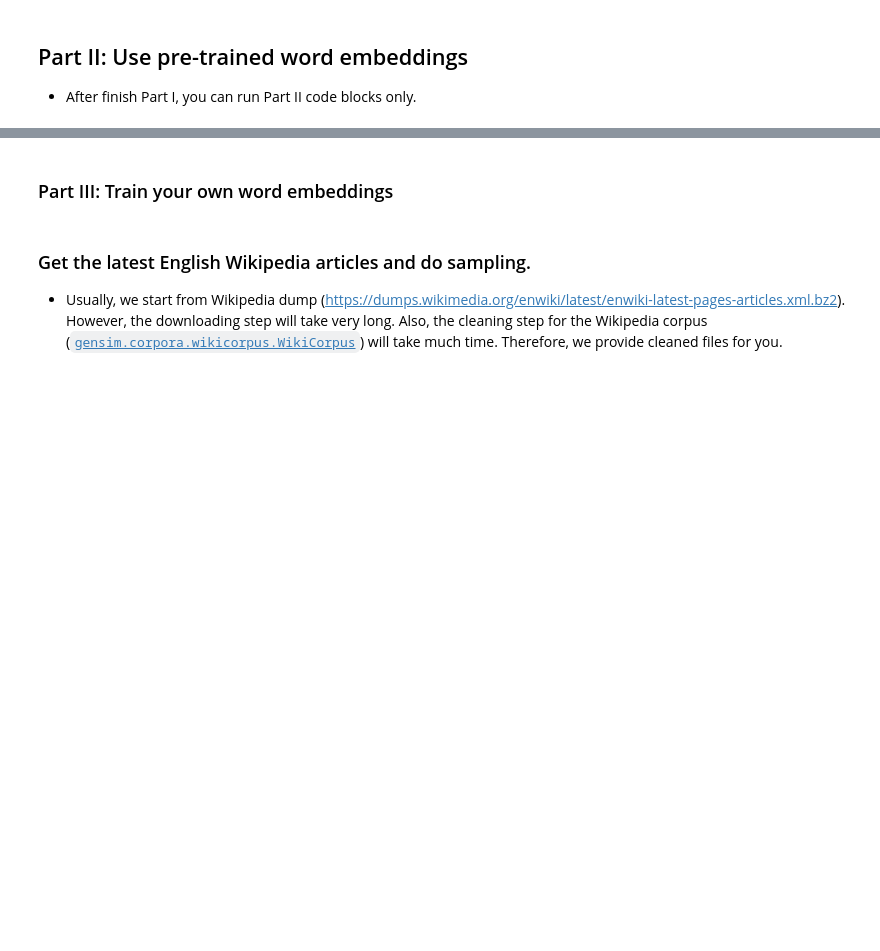
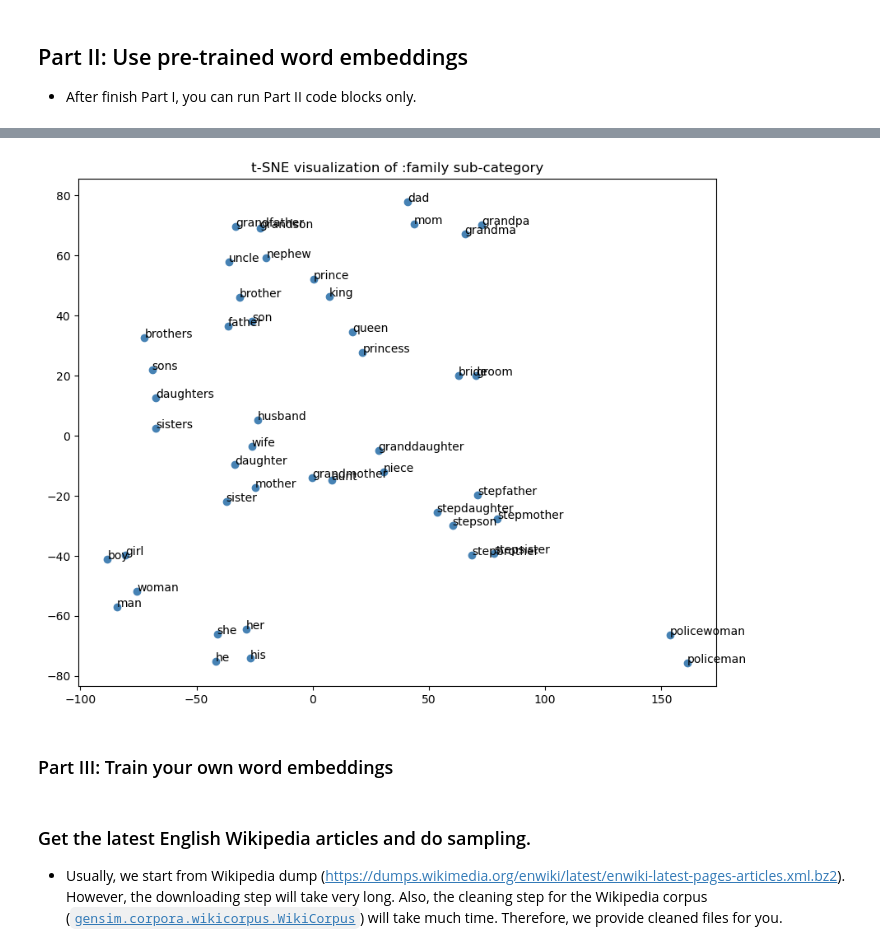
Before and after one commit to VictorSwankyTiger/NTHU_Natural_Language_Processing, a Jupyter notebook: 2025/Assignments/Assignment1/main.ipynb, the cells around one changed output, grey strips where cells are left out. Cells and saved outputs as stored; diff of their text form; code cells hidden in the pictures; blank space fills up the shorter version.

Commit message:
TODO 1-3 done

```diff
--- a/2025/Assignments/Assignment1/main.ipynb
+++ b/2025/Assignments/Assignment1/main.ipynb
@@ -165,3 +187,42 @@ plt.savefig("word_relationships.png", bbox_inches="tight")
+# %%
+# Collect words from Google Analogy dataset
+
+# TODO3: Plot t-SNE for the words in the SUB_CATEGORY `: family`
+import numpy as np
+import matplotlib.pyplot as plt
+from sklearn.manifold import TSNE
+
+# Filter only : family
+family_df = df[df["SubCategory"] == ": family"]
+
+# Collect all words in that subcategory
+words = set()
+for line in family_df["Question"]:
+    parts = line.strip().split()
+    if len(parts) == 4:
+        words.update(parts)
+
+# Keep only words that exist in the embedding model
+words = [w for w in words if w in model]
+
+# Convert to numpy array
+vectors = np.array([model[w] for w in words])
+
+# Run t-SNE
+tsne = TSNE(n_components=2, random_state=42, perplexity=5, max_iter=1000)
+embeddings_2d = tsne.fit_transform(vectors)
+
+# Plot
+plt.figure(figsize=(10, 8))
+plt.scatter(embeddings_2d[:, 0], embeddings_2d[:, 1], c="steelblue")
+
+for i, word in enumerate(words):
+    plt.annotate(word, (embeddings_2d[i, 0], embeddings_2d[i, 1]))
+
+plt.title("t-SNE visualization of :family sub-category")
+plt.show()
+# %% [output]
+[figure, added]
 # %% [markdown]
 ### Part III: Train your own word embeddings
 # %% [markdown]
```
Also changed, not shown: parts of 19 cells of this notebook, 5 other files.
